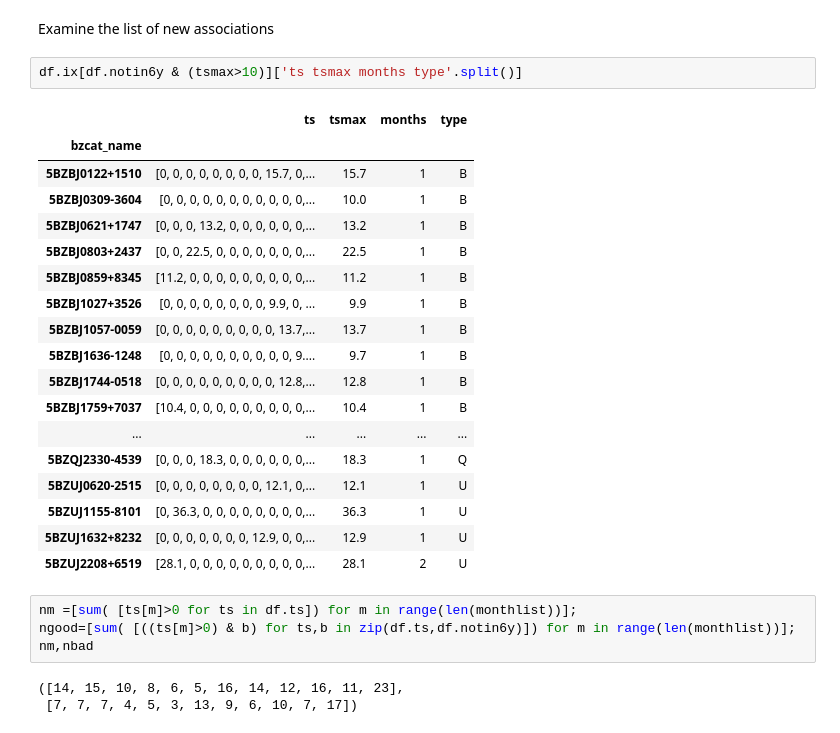
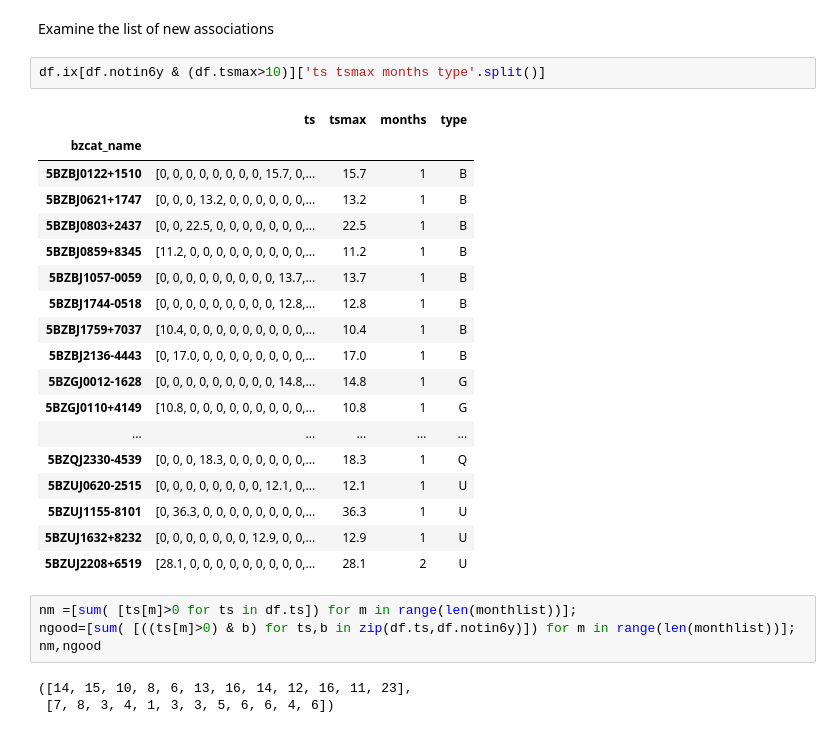
Before and after one commit to tburnett/Fermi-LAT, a Jupyter notebook: transients/BZCAT study.ipynb, the cells around one changed output. Drawn from its saved outputs; the diff is of its cells as text.

```diff
--- a/transients/BZCAT study.ipynb
+++ b/transients/BZCAT study.ipynb
@@ -70,20 +82,20 @@ df.ix[0]
 # %% [markdown]
 Examine the list of new associations
 # %%
-df.ix[df.notin6y & (tsmax>10)]['ts tsmax months type'.split()]
+df.ix[df.notin6y & (df.tsmax>10)]['ts tsmax months type'.split()]
 # %% [output]
 |  | ts | tsmax | months | type |
 | bzcat_name |  |  |  |  |
 | 5BZBJ0122+1510 | [0, 0, 0, 0, 0, 0, 0, 0, 15.7, 0,... | 15.7 | 1 | B |
-| 5BZBJ0309-3604 | [0, 0, 0, 0, 0, 0, 0, 0, 0, 0, 0,... | 10.0 | 1 | B |
 | 5BZBJ0621+1747 | [0, 0, 0, 13.2, 0, 0, 0, 0, 0, 0,... | 13.2 | 1 | B |
 | 5BZBJ0803+2437 | [0, 0, 22.5, 0, 0, 0, 0, 0, 0, 0,... | 22.5 | 1 | B |
 | 5BZBJ0859+8345 | [11.2, 0, 0, 0, 0, 0, 0, 0, 0, 0,... | 11.2 | 1 | B |
-| 5BZBJ1027+3526 | [0, 0, 0, 0, 0, 0, 0, 0, 9.9, 0, ... | 9.9 | 1 | B |
 | 5BZBJ1057-0059 | [0, 0, 0, 0, 0, 0, 0, 0, 0, 13.7,... | 13.7 | 1 | B |
-| 5BZBJ1636-1248 | [0, 0, 0, 0, 0, 0, 0, 0, 0, 0, 9.... | 9.7 | 1 | B |
 | 5BZBJ1744-0518 | [0, 0, 0, 0, 0, 0, 0, 0, 0, 12.8,... | 12.8 | 1 | B |
 | 5BZBJ1759+7037 | [10.4, 0, 0, 0, 0, 0, 0, 0, 0, 0,... | 10.4 | 1 | B |
+| 5BZBJ2136-4443 | [0, 17.0, 0, 0, 0, 0, 0, 0, 0, 0,... | 17.0 | 1 | B |
+| 5BZGJ0012-1628 | [0, 0, 0, 0, 0, 0, 0, 0, 0, 14.8,... | 14.8 | 1 | G |
+| 5BZGJ0110+4149 | [10.8, 0, 0, 0, 0, 0, 0, 0, 0, 0,... | 10.8 | 1 | G |
 | ... | ... | ... | ... | ... |
 | 5BZQJ2330-4539 | [0, 0, 0, 18.3, 0, 0, 0, 0, 0, 0,... | 18.3 | 1 | Q |
 | 5BZUJ0620-2515 | [0, 0, 0, 0, 0, 0, 0, 0, 12.1, 0,... | 12.1 | 1 | U |
@@ -93,10 +105,10 @@ df.ix[df.notin6y & (tsmax>10)]['ts tsmax months type'.split()]
 # %%
 nm =[sum( [ts[m]>0 for ts in df.ts]) for m in range(len(monthlist))];
 ngood=[sum( [((ts[m]>0) & b) for ts,b in zip(df.ts,df.notin6y)]) for m in range(len(monthlist))];
-nm,nbad
+nm,ngood
 # %% [output]
-([14, 15, 10, 8, 6, 5, 16, 14, 12, 16, 11, 23],
- [7, 7, 7, 4, 5, 3, 13, 9, 6, 10, 7, 17])
+([14, 15, 10, 8, 6, 13, 16, 14, 12, 16, 11, 23],
+ [7, 8, 3, 4, 1, 3, 3, 5, 6, 6, 4, 6])
 # %%
 fig,ax = plt.subplots(figsize=(4,4))
 ax.plot(monthlist,[len(bz) for bz in bzm],  'o', label='all BZCAT associations')
```
Also changed, not shown: parts of 6 cells of this notebook.
